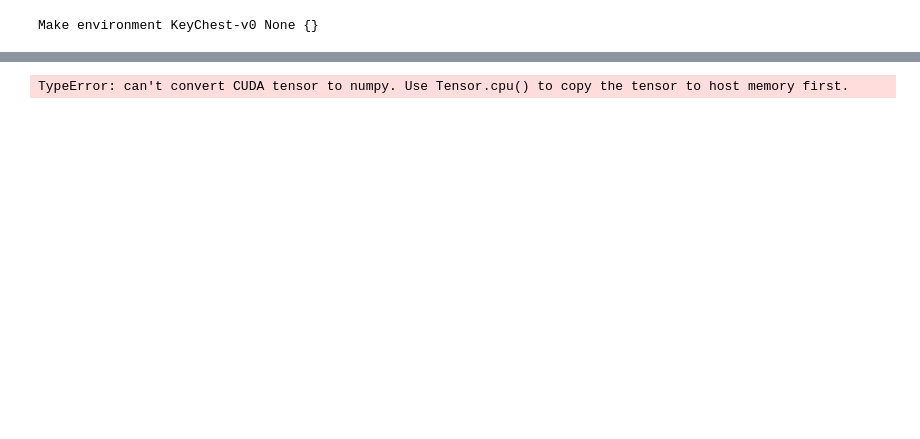
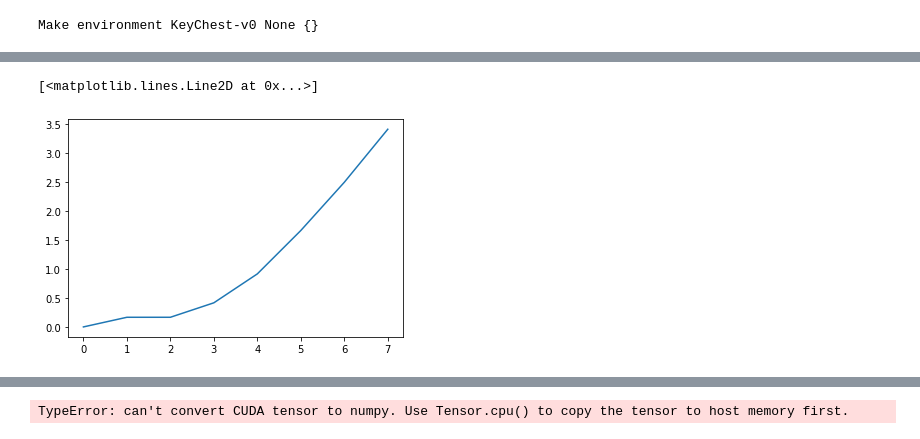
Before and after one commit to sergeivolodin/causality-disentanglement-rl, a Jupyter notebook: debug/learned_model_analysis.ipynb, the cells around one changed output, grey strips where cells are left out. Drawn from its saved outputs; the diff is of its cells as text; code cells hidden in the pictures; blank space fills up the shorter version.

```diff
--- a/debug/learned_model_analysis.ipynb
+++ b/debug/learned_model_analysis.ipynb
@@ -75,0 +119,5 @@ while True:
+# %%
+plt.plot(errors)
+# %% [output]
+[<matplotlib.lines.Line2D at 0x...>]
+[figure, added]
```
Also changed, not shown: parts of 14 cells of this notebook, 1 other file.
